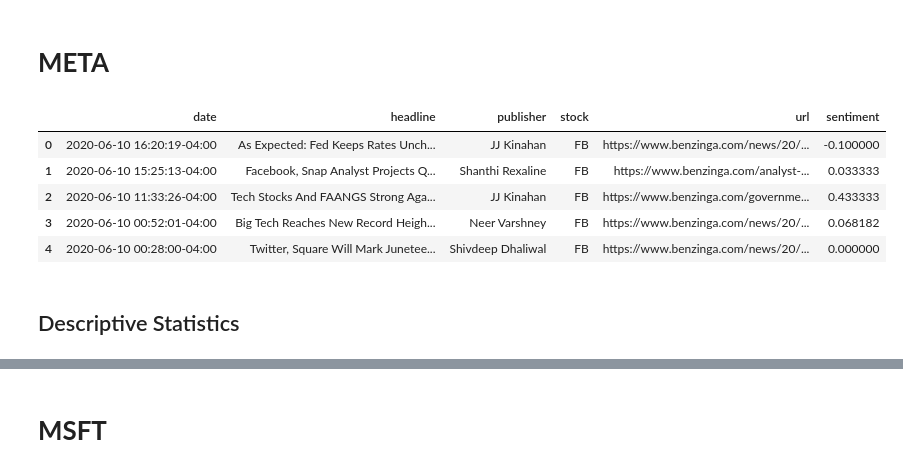
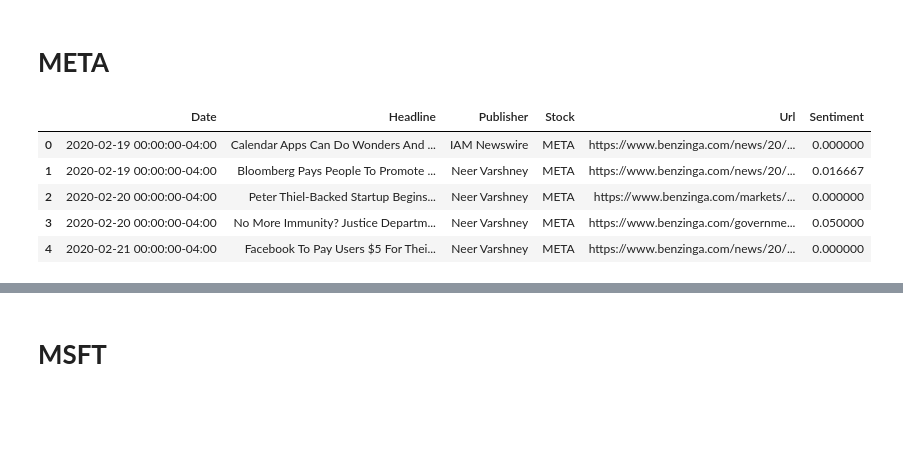
Before and after one commit to nuhaminae/Stock-Market-Price-Prediction-with-Sentiment-Analysis, a Jupyter notebook: notebooks/news_analysis.ipynb, the cells around one changed output, grey strips where cells are left out. Drawn from its saved outputs; the diff is of its cells as text; code cells hidden in the pictures; blank space fills up the shorter version.

```diff
--- a/notebooks/news_analysis.ipynb
+++ b/notebooks/news_analysis.ipynb
@@ -96,0 +27,12 @@ stock_news.tail()
+# %%
+#load data
+text_path = 'C:/Users/nuhamin/Documents/kifiya/week 1/' \
+'Stock-Market-Price-Prediction-with-Sentiment-Analysis/' \
+'data/raw_analyst_ratings.csv'
+
+#select stock tickers
+tickers = ['AAPL', 'AMZN', 'GOOG', 'META', 'MSFT', 'NVDA', 'TSLA']
+
+#call load_and_filter_data to load processed dataframe
+stock_news = load_and_filter_data (file_path=text_path, tickers=tickers)
+stock_news.head()
@@ -124,9 +73,7 @@ DataFrame Shape:
 # %%
-#define a function to calculate sentiment polarity using TextBlob
-def calculate_sentiment(text):
-    return TextBlob(text).sentiment.polarity
-
+#call a function to calculate sentiment polarity using TextBlob
+#call `add_sentiment_column` function from `sentiment_analyser` module
 #apply the sentiment analysis function to selected stock headlines
-stock_news['sentiment'] = stock_news['headline'].apply(calculate_sentiment)
-stock_news
+stock_news = add_sentiment_column(stock_news, text_column='Headline')
+stock_news.head()
 # %% [output]
@@ -149,4 +89,4 @@ stock_dfs = {}
 
 #iterate through the list of tickers
 for ticker in tickers:
-  stock_dfs[ticker] = stock_news[stock_news['stock'].isin([ticker])].reset_index(drop=True)
+  stock_dfs[ticker] = stock_news[stock_news['Stock'].isin([ticker])].reset_index(drop=True)
@@ -1664,14 +351,12 @@ Name: count, dtype: int64
 # **META** #
 # %%
 #assign df to a variable and display head
-META_df = stock_dfs['FB']
+META_df = stock_dfs['META']
 META_df.head()
 # %% [output]
-|  | date | headline | publisher | stock | url | sentiment |
-| 0 | 2020-06-10 16:20:19-04:00 | As Expected: Fed Keeps Rates Unch... | JJ Kinahan | FB | https://www.benzinga.com/news/20/... | -0.100000 |
-| 1 | 2020-06-10 15:25:13-04:00 | Facebook, Snap Analyst Projects Q... | Shanthi Rexaline | FB | https://www.benzinga.com/analyst-... | 0.033333 |
-| 2 | 2020-06-10 11:33:26-04:00 | Tech Stocks And FAANGS Strong Aga... | JJ Kinahan | FB | https://www.benzinga.com/governme... | 0.433333 |
-| 3 | 2020-06-10 00:52:01-04:00 | Big Tech Reaches New Record Heigh... | Neer Varshney | FB | https://www.benzinga.com/news/20/... | 0.068182 |
-| 4 | 2020-06-10 00:28:00-04:00 | Twitter, Square Will Mark Junetee... | Shivdeep Dhaliwal | FB | https://www.benzinga.com/news/20/... | 0.000000 |
+|  | Date | Headline | Publisher | Stock | Url | Sentiment |
+| 0 | 2020-02-19 00:00:00-04:00 | Calendar Apps Can Do Wonders And ... | IAM Newswire | META | https://www.benzinga.com/news/20/... | 0.000000 |
+| 1 | 2020-02-19 00:00:00-04:00 | Bloomberg Pays People To Promote ... | Neer Varshney | META | https://www.benzinga.com/news/20/... | 0.016667 |
+| 2 | 2020-02-20 00:00:00-04:00 | Peter Thiel-Backed Startup Begins... | Neer Varshney | META | https://www.benzinga.com/markets/... | 0.000000 |
+| 3 | 2020-02-20 00:00:00-04:00 | No More Immunity? Justice Departm... | Neer Varshney | META | https://www.benzinga.com/governme... | 0.050000 |
+| 4 | 2020-02-21 00:00:00-04:00 | Facebook To Pay Users $5 For Thei... | Neer Varshney | META | https://www.benzinga.com/news/20/... | 0.000000 |
-# %% [markdown]
-## Descriptive Statistics
```
Also changed, not shown: parts of 164 cells of this notebook.
